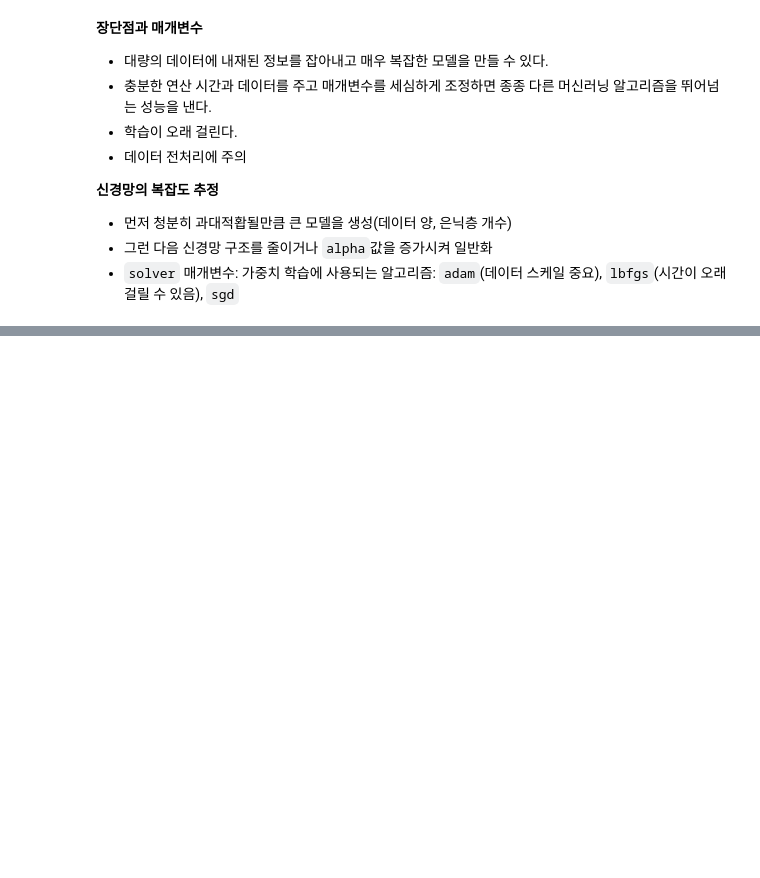
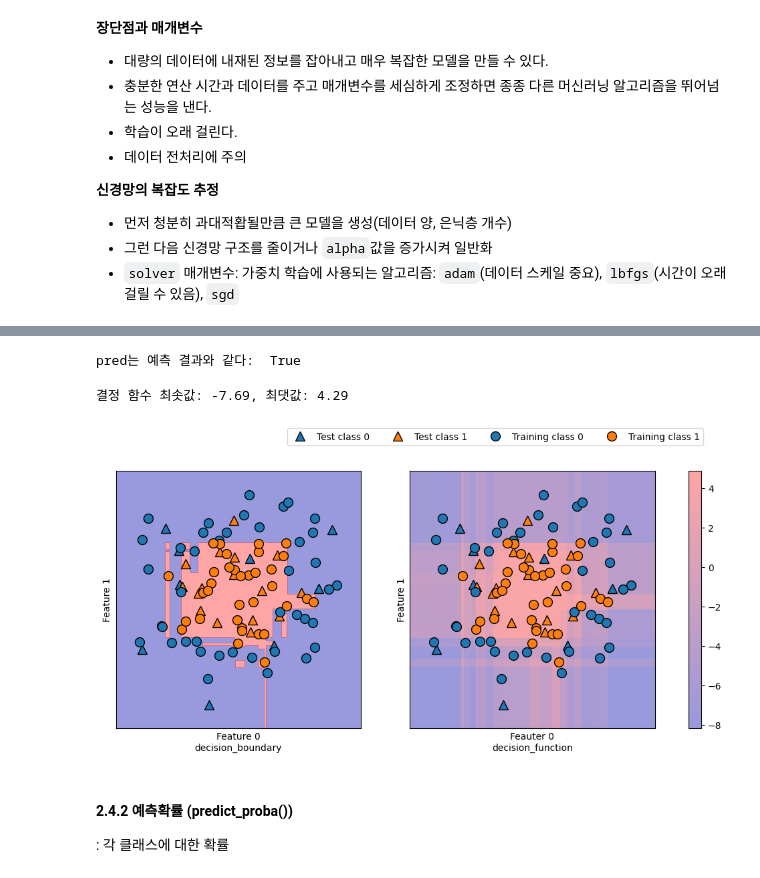
Before and after one commit to logiggi/MachineLearning, a Jupyter notebook: Chapter2.ipynb, the cells around one changed output, grey strips where cells are left out. Cells and saved outputs as stored; diff of their text form; code cells hidden in the pictures; blank space fills up the shorter version.

```diff
--- a/Chapter2.ipynb
+++ b/Chapter2.ipynb
@@ -1494,0 +1497,13 @@ plt.show()
+# %%
+# decision_function, predict_proba 예제
+from sklearn.ensemble import GradientBoostingClassifier
+from sklearn.datasets import make_circles
+
+X, y = make_circles(noise=0.25, factor=0.5, random_state=1)
+y_named = np.array(['blue', 'red'])[y]  # 클래스: blue, red
+
+X_train, X_test, y_train_named, y_test_named, y_train, y_test = train_test_split(X, y_named, y, random_state=0)
+
+# 그레이디언트 부스팅 모델 생성
+gbrt = GradientBoostingClassifier(random_state=0)
+gbrt.fit(X_train, y_train_named)
@@ -1494,0 +1537,39 @@ plt.show()
+# %%
+# 결정함수로 predict() 구현
+# decision_function() > 0 으로 나온 불리언 값을 0과 1로 변환
+greater_zero = (gbrt.decision_function(X_test) > 0).astype(int)
+pred = gbrt.classes_[greater_zero]
+print("pred는 예측 결과와 같다: ", np.all(pred == gbrt.predict(X_test)))
+# %% [output]
+pred는 예측 결과와 같다:  True
+# %%
+decision_function = gbrt.decision_function(X_test)
+print("결정 함수 최솟값: {:.2f}, 최댓값: {:.2f}".format(np.min(decision_function), np.max(decision_function)))
+# %% [output]
+결정 함수 최솟값: -7.69, 최댓값: 4.29
+# %%
+# 결정 경계와 decision_function
+fig, axes = plt.subplots(1, 2, figsize=(13, 5))
+
+mglearn.tools.plot_2d_separator(gbrt, X, ax=axes[0], alpha=.4, fill=True, cm=mglearn.cm2)
+scores_image = mglearn.tools.plot_2d_scores(gbrt, X, ax=axes[1], alpha=.4, cm=mglearn.ReBl)
+
+for ax in axes:
+    #  훈련 포인트와 테스트 포인트 그리기
+    mglearn.discrete_scatter(X_test[:, 0], X_test[:, 1], y_test, markers='^', ax=ax)
+    mglearn.discrete_scatter(X_train[:, 0], X_train[:, 1], y_train, markers='o', ax=ax)
+    ax.set_ylabel("Feature 1")
+axes[0].set_xlabel("Feature 0\ndecision_boundary")
+axes[1].set_xlabel("Feauter 0\ndecision_function")
+
+cbar = plt.colorbar(scores_image, ax=axes.tolist())
+cbar.set_alpha(1)
+fig.draw_without_rendering()
+axes[1].legend(["Test class 0", "Test class 1", "Training class 0", "Training class 1"], ncol=6, loc=(-.5, 1.1))
+plt.show()
+# %% [output]
+[figure, added]
+# %% [markdown]
+#### 2.4.2 예측확률 (predict_proba())
+
+: 각 클래스에 대한 확률
```
Also changed, not shown: parts of 16 cells of this notebook, 5 other files.
